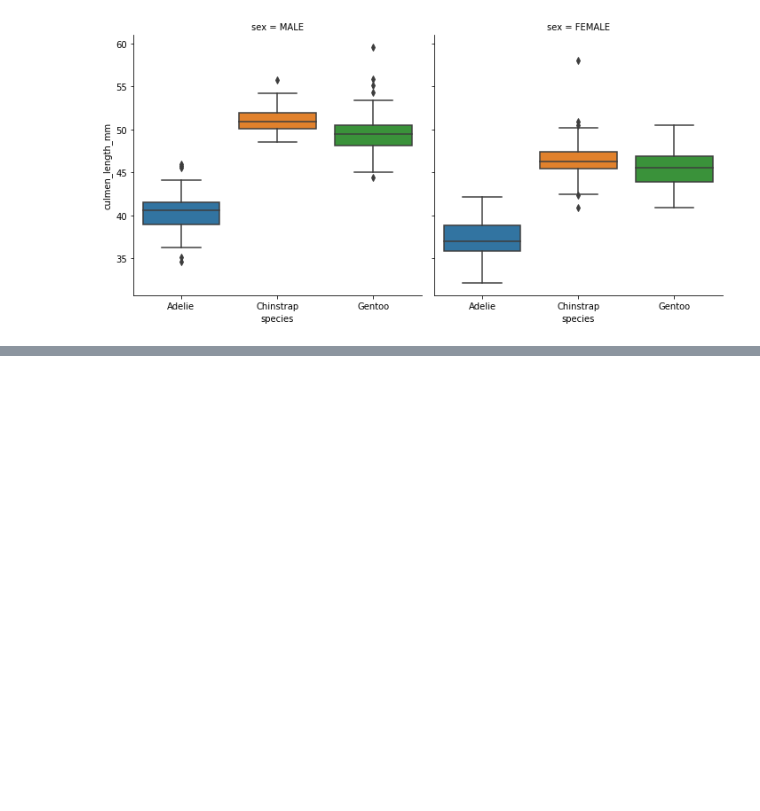
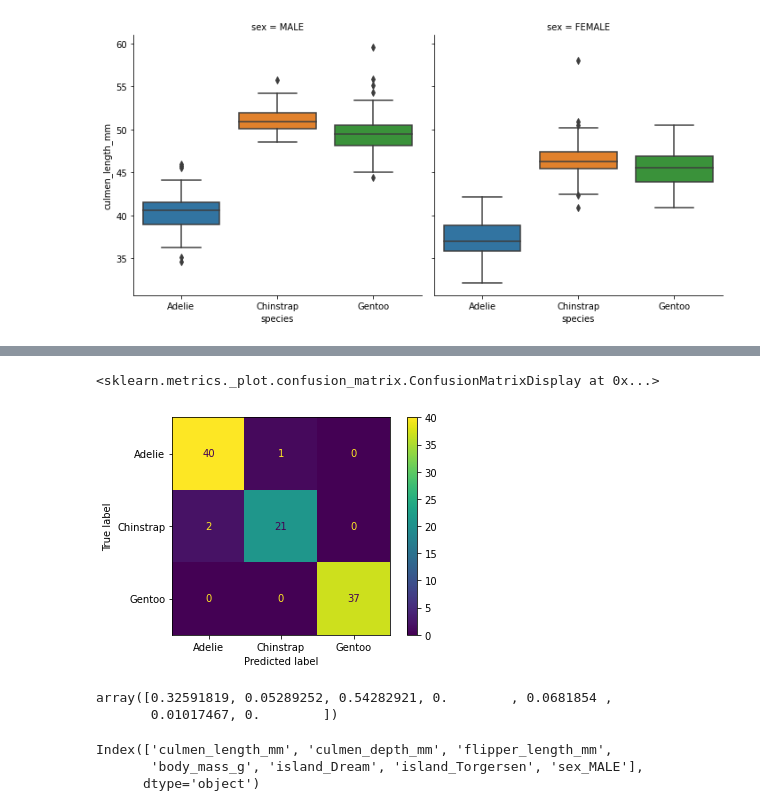
Before and after one commit to curator8/friendly_machine_learning_algo, a Jupyter notebook: tree/decision_trees.ipynb, the cells around one changed output, grey strips where cells are left out. Drawn from its saved outputs; the diff is of its cells as text; code cells hidden in the pictures; blank space fills up the shorter version.

Commit message:
adding model for tree classifier

```diff
--- a/tree/decision_trees.ipynb
+++ b/tree/decision_trees.ipynb
@@ -154,0 +164,4 @@ X_train, X_test, y_train, y_test = train_test_split(X, y, test_size=0.3, random_
+# %%
+model = DecisionTreeClassifier()
+# %%
+model.fit(X_train, y_train)
@@ -154,0 +223,18 @@ X_train, X_test, y_train, y_test = train_test_split(X, y, test_size=0.3, random_
+# %%
+plot_confusion_matrix(model, X_test, y_test) # recall that the confusion matrix takes a fitted model and test samples
+# %% [output]
+<sklearn.metrics._plot.confusion_matrix.ConfusionMatrixDisplay at 0x...>
+[figure, added]
+# %%
+# decision tree model is very iternpretable
+model.feature_importances_
+# %% [output]
+array([0.32591819, 0.05289252, 0.54282921, 0.        , 0.0681854 ,
+       0.01017467, 0.        ])
+# %%
+# listed in the same order as the x features
+X.columns
+# %% [output]
+Index(['culmen_length_mm', 'culmen_depth_mm', 'flipper_length_mm',
+       'body_mass_g', 'island_Dream', 'island_Torgersen', 'sex_MALE'],
+      dtype='object')
```
Also changed, not shown: parts of 25 cells of this notebook.
